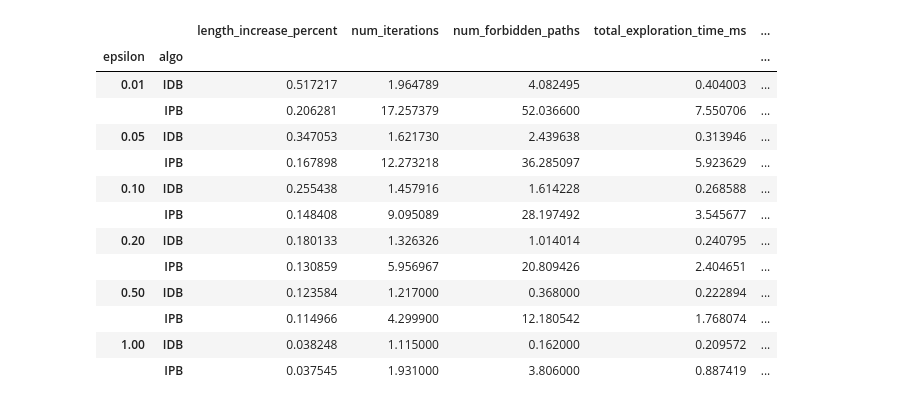
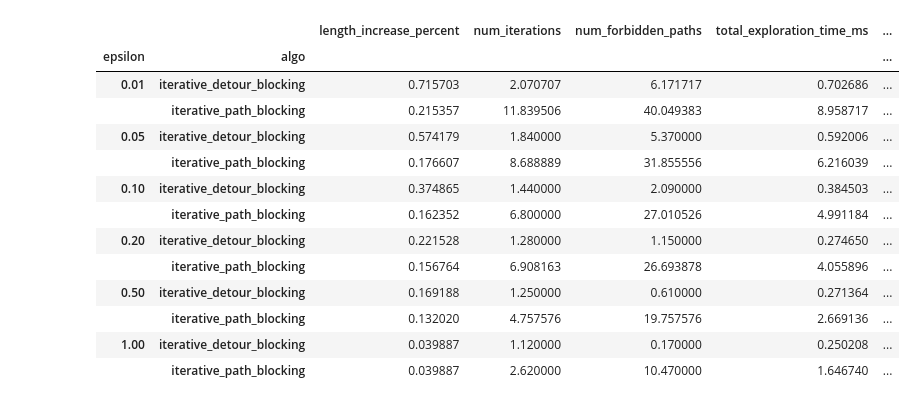
Before and after one commit to kit-algo/traffic_aware, a Jupyter notebook: eval/epsilon.ipynb, the cells around one changed output. Cells and saved outputs as stored; diff of their text form; code cells hidden in the pictures.

```diff
--- a/eval/epsilon.ipynb
+++ b/eval/epsilon.ipynb
@@ -14,8 +14,8 @@ data = [json.load(open(path)) for path in paths]
 # %%
 queries = pd.DataFrame.from_records([{
     **algo,
-    'algo': 'IPB' if 'total_queue_pops' in algo else 'IDB',
     'epsilon': run['epsilon'],
     'graph': path_to_graph(run['args'][1]),
 } for run in data for algo in run['algo_runs']])
+queries['nontrivial'] = queries['num_iterations'] > 1
 # %%
@@ -78,17 +38,19 @@ queries.query("epsilon == 0.01 & algo == 'IDB'").sort_values('total_ubs_time_ms'
 # %%
-queries.query("~failed").groupby(['epsilon', 'algo']).mean()[['length_increase_percent', 'num_iterations', 'num_forbidden_paths', 'total_exploration_time_ms', 'total_ubs_time_ms', 'running_time_ms']]
+queries.query("~failed").groupby(['epsilon', 'algo']) \
+    .mean()[['length_increase_percent', 'num_iterations', 'num_forbidden_paths', 'total_exploration_time_ms', 'total_ubs_time_ms', 'running_time_ms']] \
+    .join(queries.groupby(['epsilon', 'algo']).mean()[['failed']])
 # %% [output]
 |  |  | length_increase_percent | num_iterations | num_forbidden_paths | total_exploration_time_ms | ... |
 | epsilon | algo |  |  |  |  | ... |
-| 0.01 | IDB | 0.517217 | 1.964789 | 4.082495 | 0.404003 | ... |
-|  | IPB | 0.206281 | 17.257379 | 52.036600 | 7.550706 | ... |
-| 0.05 | IDB | 0.347053 | 1.621730 | 2.439638 | 0.313946 | ... |
-|  | IPB | 0.167898 | 12.273218 | 36.285097 | 5.923629 | ... |
-| 0.10 | IDB | 0.255438 | 1.457916 | 1.614228 | 0.268588 | ... |
-|  | IPB | 0.148408 | 9.095089 | 28.197492 | 3.545677 | ... |
-| 0.20 | IDB | 0.180133 | 1.326326 | 1.014014 | 0.240795 | ... |
-|  | IPB | 0.130859 | 5.956967 | 20.809426 | 2.404651 | ... |
-| 0.50 | IDB | 0.123584 | 1.217000 | 0.368000 | 0.222894 | ... |
-|  | IPB | 0.114966 | 4.299900 | 12.180542 | 1.768074 | ... |
-| 1.00 | IDB | 0.038248 | 1.115000 | 0.162000 | 0.209572 | ... |
-|  | IPB | 0.037545 | 1.931000 | 3.806000 | 0.887419 | ... |
+| 0.01 | iterative_detour_blocking | 0.715703 | 2.070707 | 6.171717 | 0.702686 | ... |
+|  | iterative_path_blocking | 0.215357 | 11.839506 | 40.049383 | 8.958717 | ... |
+| 0.05 | iterative_detour_blocking | 0.574179 | 1.840000 | 5.370000 | 0.592006 | ... |
+|  | iterative_path_blocking | 0.176607 | 8.688889 | 31.855556 | 6.216039 | ... |
+| 0.10 | iterative_detour_blocking | 0.374865 | 1.440000 | 2.090000 | 0.384503 | ... |
+|  | iterative_path_blocking | 0.162352 | 6.800000 | 27.010526 | 4.991184 | ... |
+| 0.20 | iterative_detour_blocking | 0.221528 | 1.280000 | 1.150000 | 0.274650 | ... |
+|  | iterative_path_blocking | 0.156764 | 6.908163 | 26.693878 | 4.055896 | ... |
+| 0.50 | iterative_detour_blocking | 0.169188 | 1.250000 | 0.610000 | 0.271364 | ... |
+|  | iterative_path_blocking | 0.132020 | 4.757576 | 19.757576 | 2.669136 | ... |
+| 1.00 | iterative_detour_blocking | 0.039887 | 1.120000 | 0.170000 | 0.250208 | ... |
+|  | iterative_path_blocking | 0.039887 | 2.620000 | 10.470000 | 1.646740 | ... |
```
Also changed, not shown: parts of 4 cells of this notebook, 2 other files.
